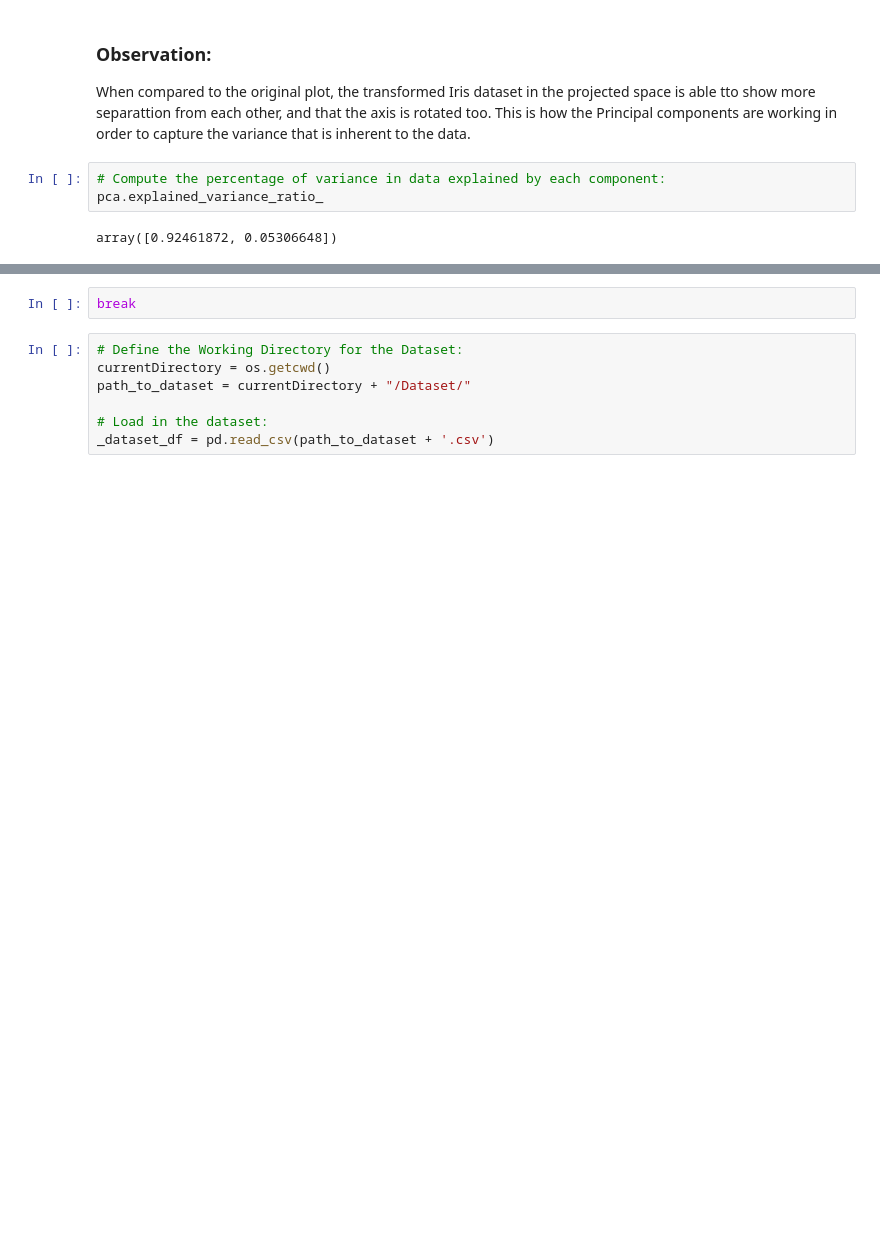
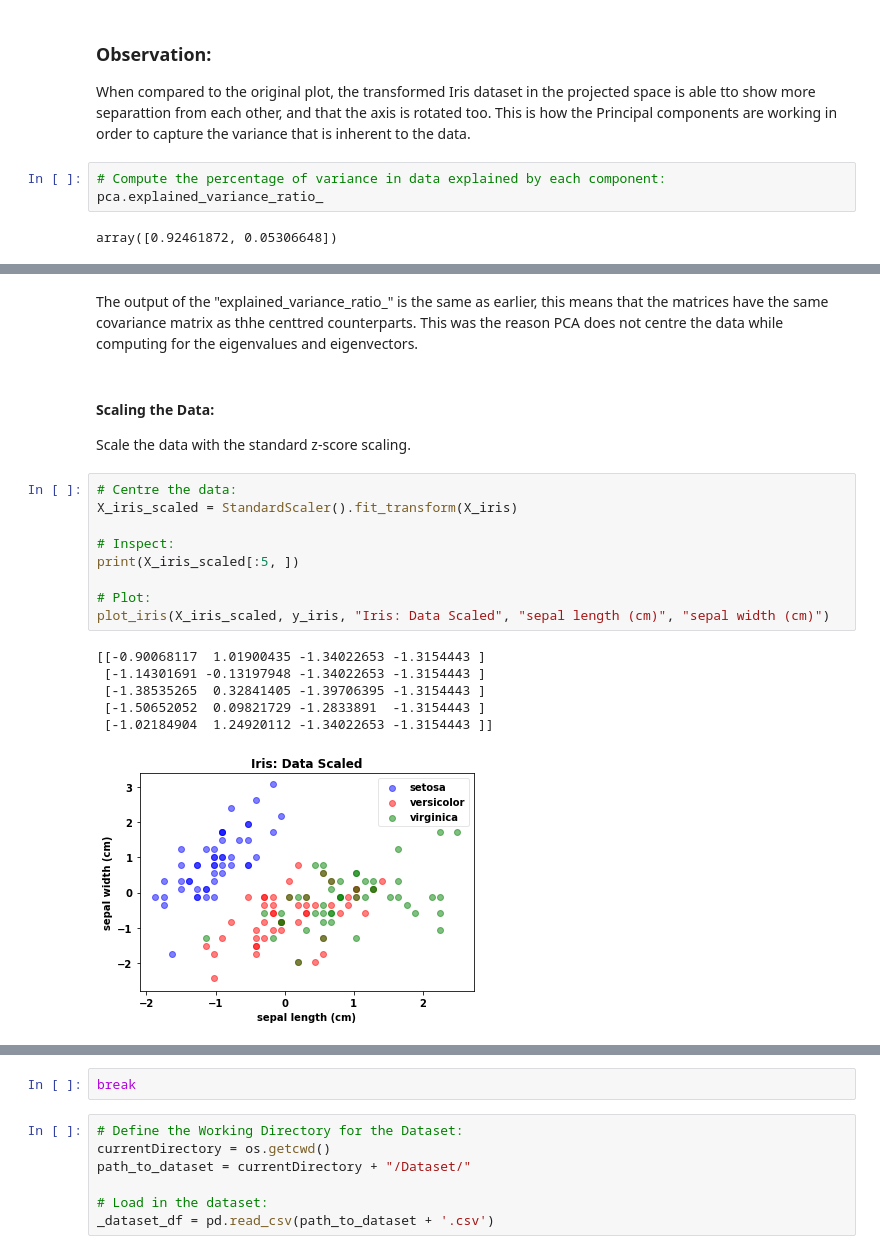
Before and after one commit to ylee9107/FeatureEngineering_myLearning, a Jupyter notebook: 4 - Feature Transformation/Feature Transformation.ipynb, the cells around one changed output, grey strips where cells are left out. Saved outputs shown, nothing was run; the diff lists cells and outputs as text; blank space fills up the shorter version.

```diff
--- a/4 - Feature Transformation/Feature Transformation.ipynb
+++ b/4 - Feature Transformation/Feature Transformation.ipynb
@@ -351,0 +447,22 @@ To do this:
+# %% [markdown]
+The output of the "explained_variance_ratio_" is the same as earlier, this means that the matrices have the same covariance matrix as thhe centtred counterparts. This was the reason PCA does not centre the data while computing for the eigenvalues and eigenvectors.
+# %% [markdown]
+#### Scaling the Data:
+
+Scale the data with the standard z-score scaling.
+# %%
+# Centre the data:
+X_iris_scaled = StandardScaler().fit_transform(X_iris)
+
+# Inspect:
+print(X_iris_scaled[:5, ])
+
+# Plot:
+plot_iris(X_iris_scaled, y_iris, "Iris: Data Scaled", "sepal length (cm)", "sepal width (cm)")
+# %% [output]
+[[-0.90068117  1.01900435 -1.34022653 -1.3154443 ]
+ [-1.14301691 -0.13197948 -1.34022653 -1.3154443 ]
+ [-1.38535265  0.32841405 -1.39706395 -1.3154443 ]
+ [-1.50652052  0.09821729 -1.2833891  -1.3154443 ]
+ [-1.02184904  1.24920112 -1.34022653 -1.3154443 ]]
+[figure, added]
```
Also changed, not shown: parts of 18 cells of this notebook.
